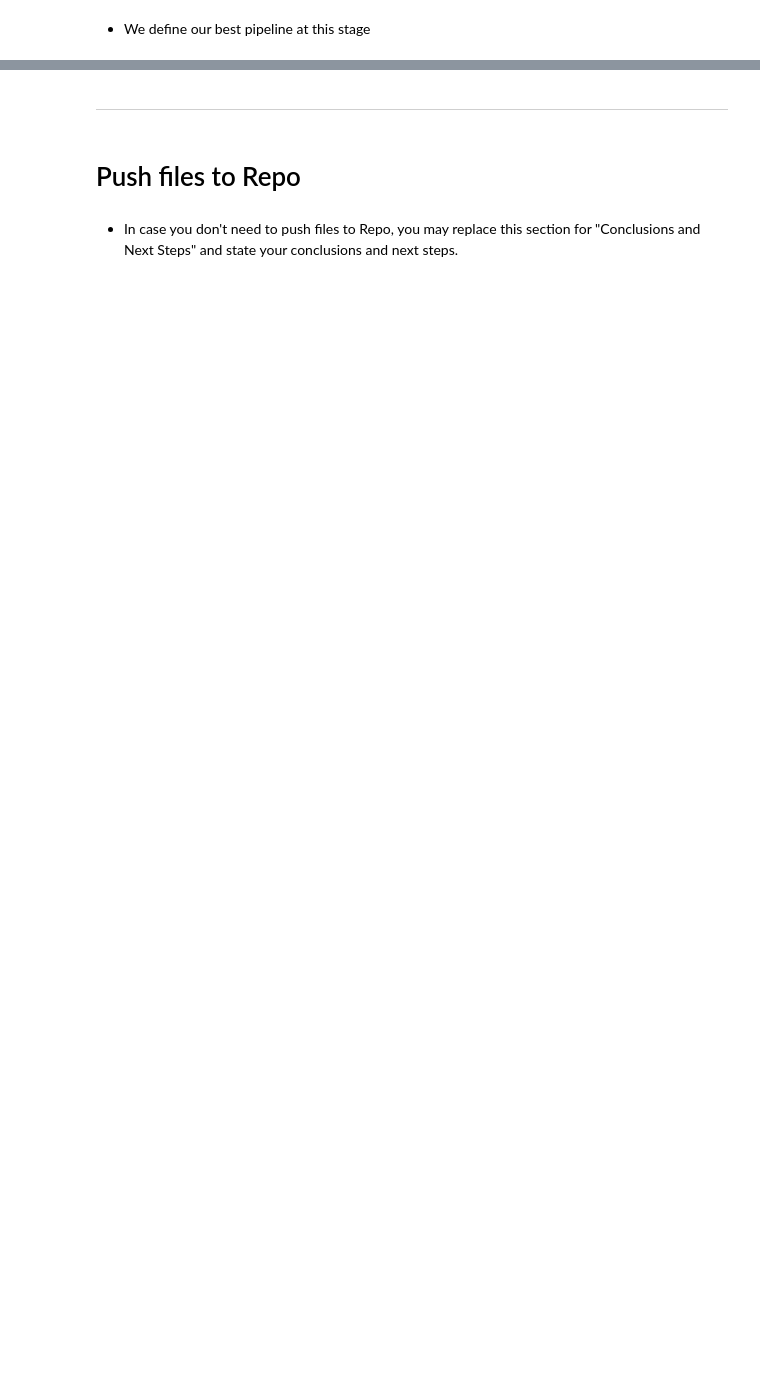
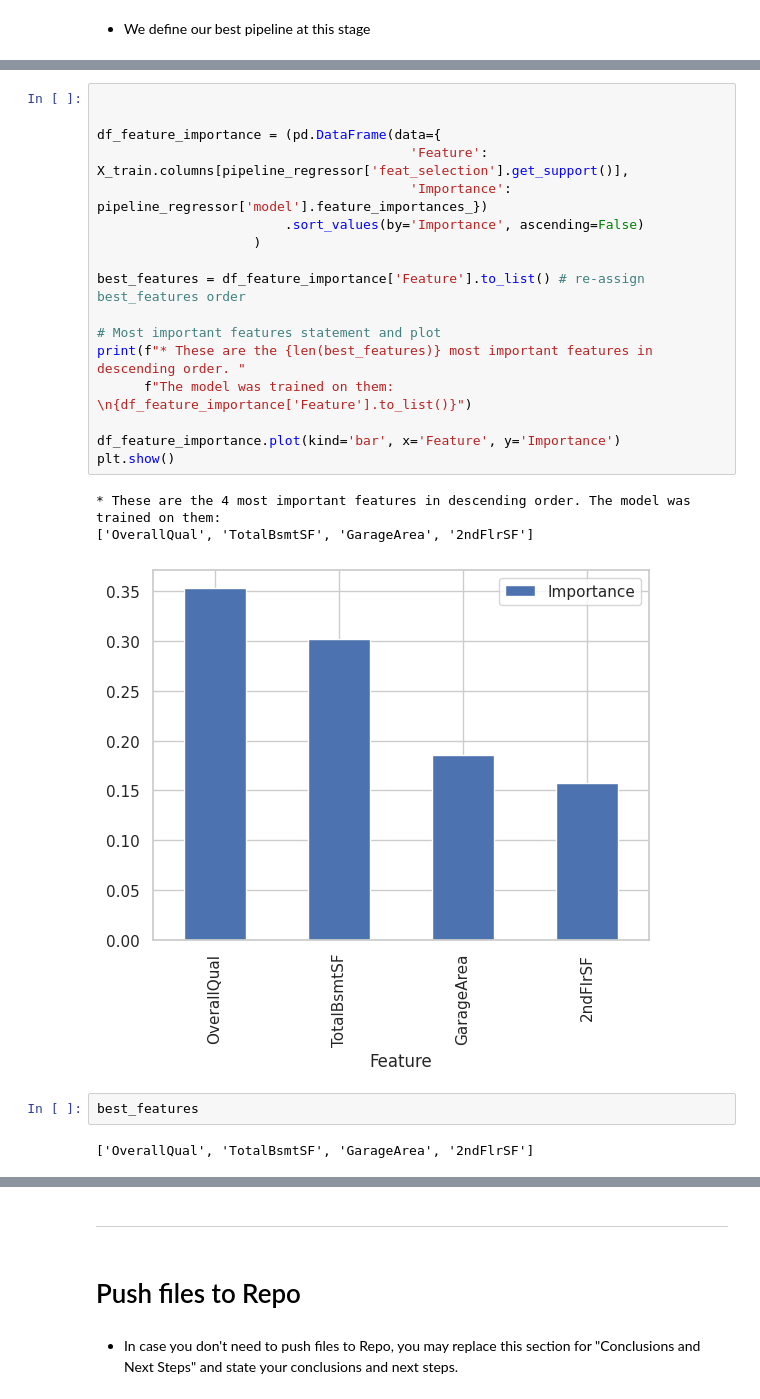
Before and after one commit to SamMartin92/milestone-project-heritage-housing-issues, a Jupyter notebook: jupyter_notebooks/5.PredictSalePrice.ipynb, the cells around one changed output, grey strips where cells are left out. Drawn from its saved outputs; the diff is of its cells as text; blank space fills up the shorter version.

```diff
--- a/jupyter_notebooks/5.PredictSalePrice.ipynb
+++ b/jupyter_notebooks/5.PredictSalePrice.ipynb
@@ -462,0 +516,25 @@ Pipeline(steps=[('scaler', StandardScaler()),
+# %%
+
+
+df_feature_importance = (pd.DataFrame(data={
+                                        'Feature': X_train.columns[pipeline_regressor['feat_selection'].get_support()],
+                                        'Importance': pipeline_regressor['model'].feature_importances_})
+                        .sort_values(by='Importance', ascending=False)
+                    )
+
+best_features = df_feature_importance['Feature'].to_list() # re-assign best_features order
+
+# Most important features statement and plot
+print(f"* These are the {len(best_features)} most important features in descending order. "
+      f"The model was trained on them: \n{df_feature_importance['Feature'].to_list()}")
+
+df_feature_importance.plot(kind='bar', x='Feature', y='Importance')
+plt.show()
+# %% [output]
+* These are the 4 most important features in descending order. The model was trained on them:
+['OverallQual', 'TotalBsmtSF', 'GarageArea', '2ndFlrSF']
+[figure, added]
+# %%
+best_features
+# %% [output]
+['OverallQual', 'TotalBsmtSF', 'GarageArea', '2ndFlrSF']
```
Also changed, not shown: parts of 28 cells of this notebook.
